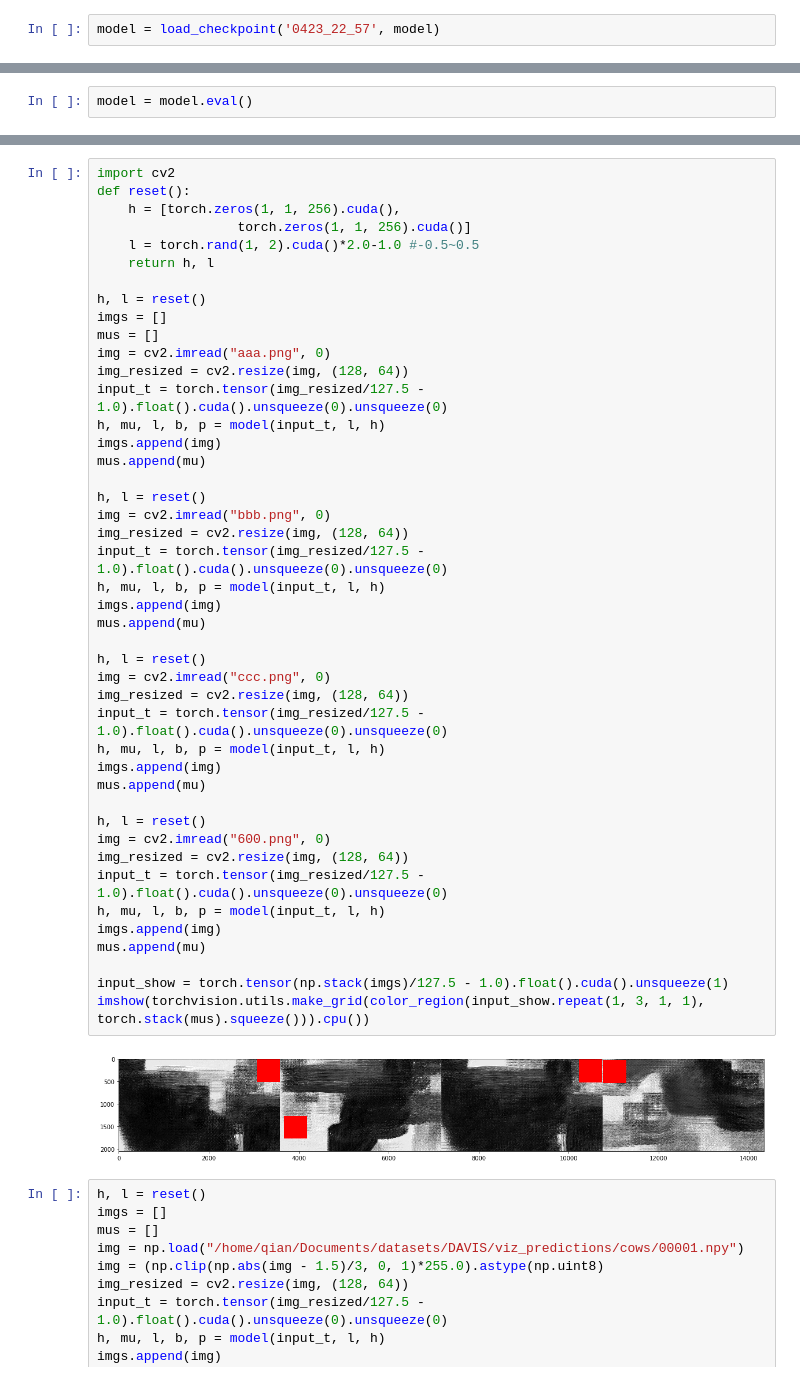
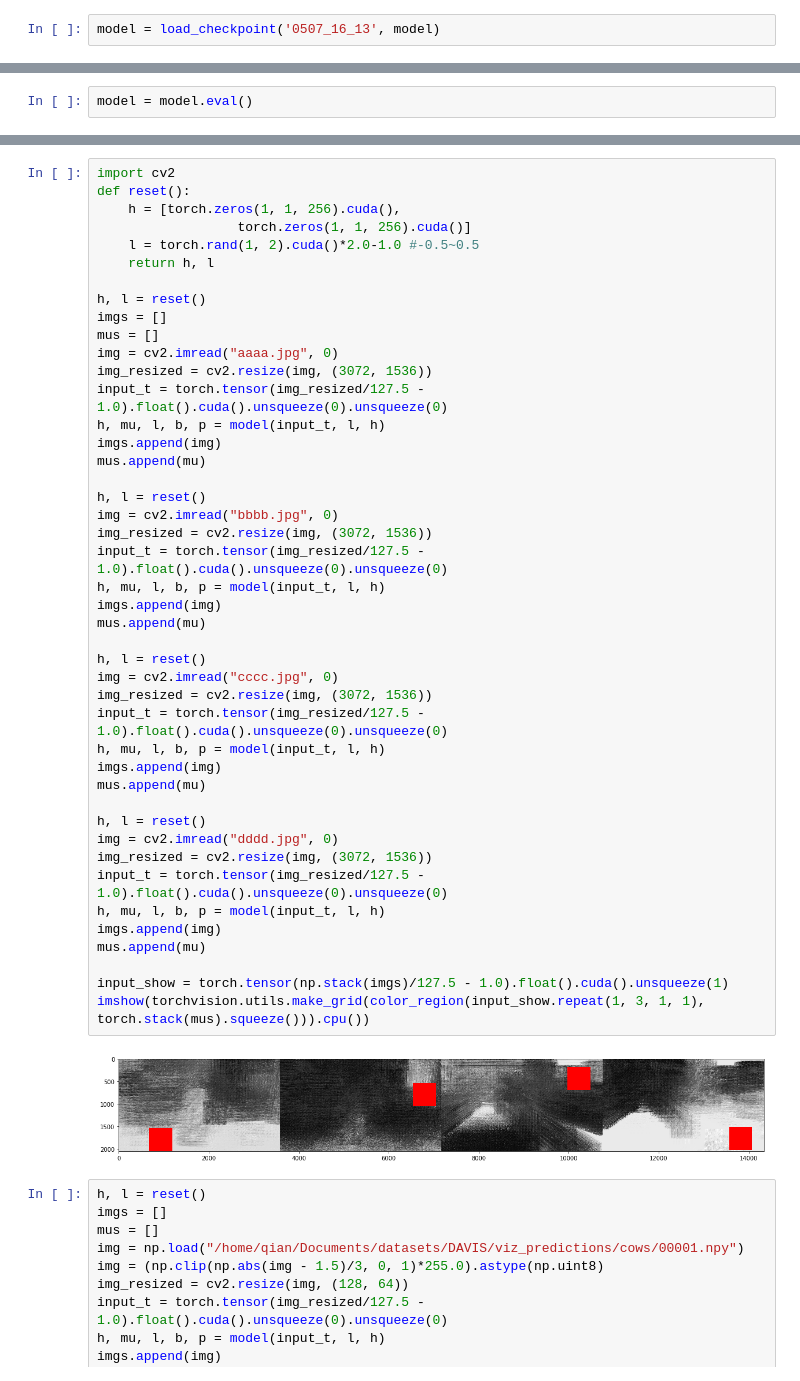
Before and after one commit to cianhwang/pyFusion, a Jupyter notebook: PolicyNet_test.ipynb, the cells around one changed output, grey strips where cells are left out. Drawn from its saved outputs; the diff is of its cells as text.

```diff
--- a/PolicyNet_test.ipynb
+++ b/PolicyNet_test.ipynb
@@ -36,5 +37,5 @@ def load_checkpoint(ckpt_path, model):
 # %%
 model = focusLocNet(0.17, 1, 256, 2).to("cuda:0")
 # %%
-model = load_checkpoint('0423_22_57', model)
+model = load_checkpoint('0507_16_13', model)
 # %% [output]
@@ -52,42 +106,42 @@ def reset():
 
 h, l = reset()
 imgs = []
 mus = []
-img = cv2.imread("aaa.png", 0)
-img_resized = cv2.resize(img, (128, 64))
+img = cv2.imread("aaaa.jpg", 0)
+img_resized = cv2.resize(img, (3072, 1536))
 input_t = torch.tensor(img_resized/127.5 - 1.0).float().cuda().unsqueeze(0).unsqueeze(0)
 h, mu, l, b, p = model(input_t, l, h)
 imgs.append(img)
 mus.append(mu)
 
 h, l = reset()
-img = cv2.imread("bbb.png", 0)
-img_resized = cv2.resize(img, (128, 64))
+img = cv2.imread("bbbb.jpg", 0)
+img_resized = cv2.resize(img, (3072, 1536))
 input_t = torch.tensor(img_resized/127.5 - 1.0).float().cuda().unsqueeze(0).unsqueeze(0)
 h, mu, l, b, p = model(input_t, l, h)
 imgs.append(img)
 mus.append(mu)
 
 h, l = reset()
-img = cv2.imread("ccc.png", 0)
-img_resized = cv2.resize(img, (128, 64))
+img = cv2.imread("cccc.jpg", 0)
+img_resized = cv2.resize(img, (3072, 1536))
 input_t = torch.tensor(img_resized/127.5 - 1.0).float().cuda().unsqueeze(0).unsqueeze(0)
 h, mu, l, b, p = model(input_t, l, h)
 imgs.append(img)
 mus.append(mu)
 
 h, l = reset()
-img = cv2.imread("600.png", 0)
-img_resized = cv2.resize(img, (128, 64))
+img = cv2.imread("dddd.jpg", 0)
+img_resized = cv2.resize(img, (3072, 1536))
 input_t = torch.tensor(img_resized/127.5 - 1.0).float().cuda().unsqueeze(0).unsqueeze(0)
 h, mu, l, b, p = model(input_t, l, h)
 imgs.append(img)
 mus.append(mu)
 
 input_show = torch.tensor(np.stack(imgs)/127.5 - 1.0).float().cuda().unsqueeze(1)
 imshow(torchvision.utils.make_grid(color_region(input_show.repeat(1, 3, 1, 1), torch.stack(mus).squeeze())).cpu())
 # %% [output]
-[figure, old version]
+[figure, new version]
 # %%
 h, l = reset()
 imgs = []
```
Also changed, not shown: parts of 3 cells of this notebook, 21 other files.
